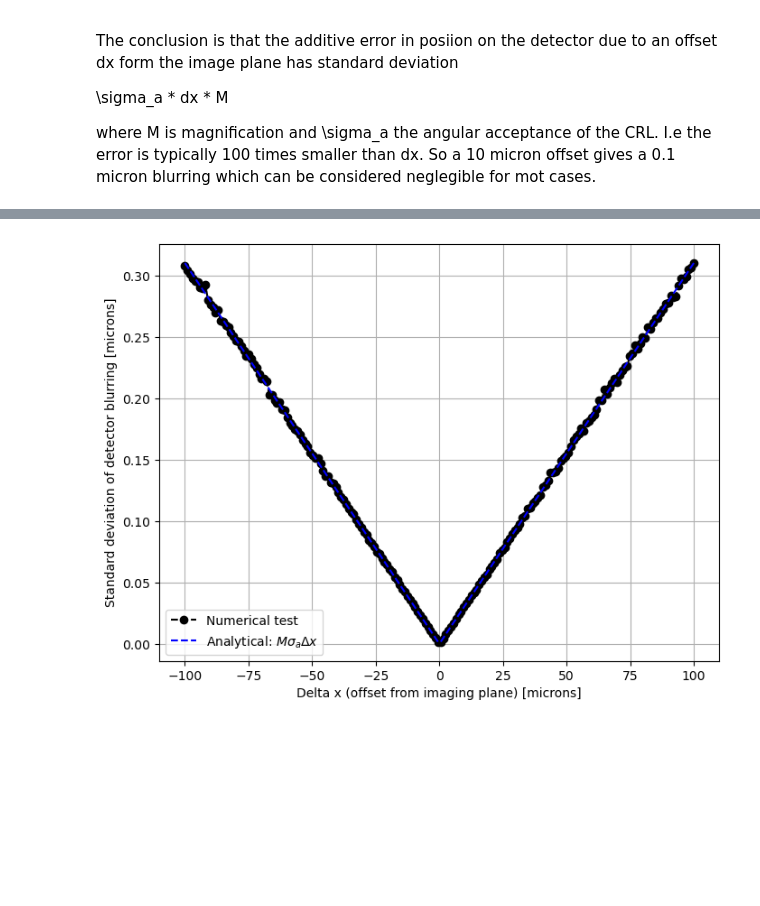
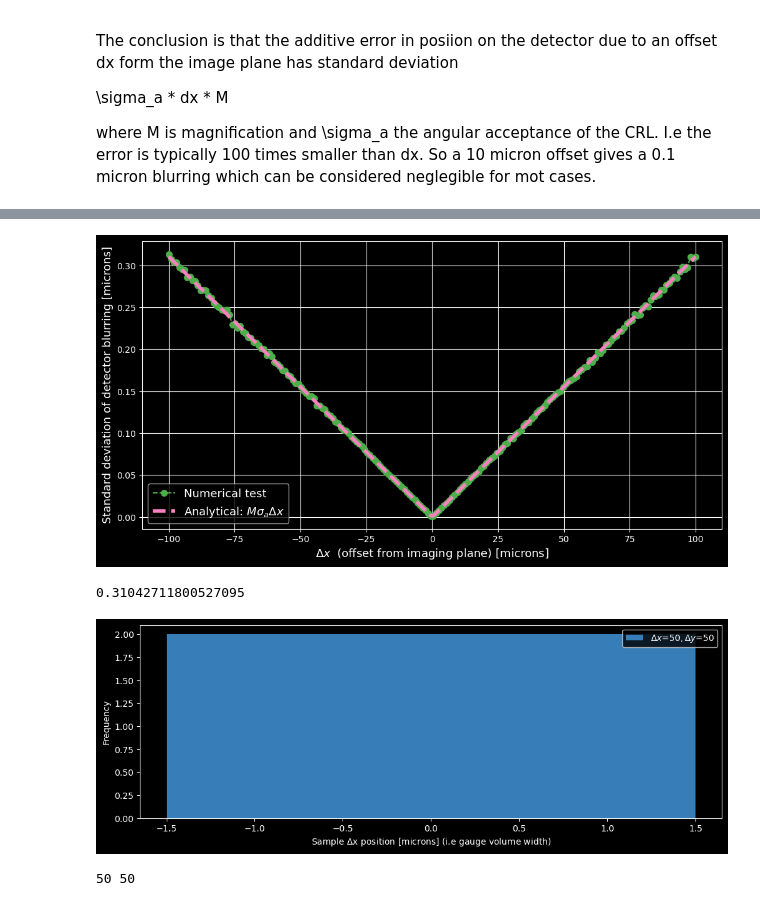
Before and after one commit to AxelHenningsson/darkmod, a Jupyter notebook: sandbox/out_of_image_plane.ipynb, the cells around one changed output, grey strips where cells are left out. Cells and saved outputs as stored; diff of their text form; code cells hidden in the pictures; blank space fills up the shorter version.

Commit message:
lots of work on end to end tests

```diff
--- a/sandbox/out_of_image_plane.ipynb
+++ b/sandbox/out_of_image_plane.ipynb
@@ -13,10 +13,13 @@ import matplotlib.pyplot as plt
 import numpy as np
 from darkmod.crl import CompundRefractiveLens
 import sympy as sp
+
+plt.style.use('dark_background')
+CB_color_cycle = ['#377eb8', '#ff7f00', '#4daf4a', '#f781bf', '#a65628', '#984ea3', '#999999', '#e41a1c', '#dede00']
 # %%
 number_of_lenses = 50
-lens_space = 2 * 1e-3
-lens_radius = 50 * 1e-6
+lens_space = 2000
+lens_radius = 50
 refractive_decrement = 1.65 * 1e-6
 magnification = 10
 crl = CompundRefractiveLens(number_of_lenses,
@@ -33,13 +36,13 @@ D2 = np.eye(2,2)
 D2[0,1] = crl.d2
 M_N = crl.M_N
 # %%
-# let's say we are in a 25 micron box we investiaget the brodeing at the corner.
-ys = 1000 * 1e-6
-delta_x = 25 * 1e-6
+# let's say we are in a 50 micron box we investiaget the brodeing at the corner.
+ys = 50
+delta_x = 50
 
 # we assume some resonable angular gaussian distirbution.
 std = 0.000310427118005271
-alphas = np.random.normal(0, std, size=(50000,))
+alphas = np.random.normal(0, std, size=(3000000,))
 
 # we create some rays.
 rays = np.array([np.ones(len(alphas))*ys, alphas])
@@ -63,11 +79,9 @@ plt.show()
 # %%
-ys = 0 * 1e-6
-delta_x = 25 * 1e-6
-
 # we assume some resonable angular gaussian distirbution.
 std = 0.000310427118005271
-delta_xs = np.linspace(-100, 100, 200)*1e-6
+delta_xs = np.linspace(-100, 100, 200)
 ystd = np.zeros_like(delta_xs)
+ymean = np.zeros_like(delta_xs)
 for i in range(len(delta_xs)):
     alphas = np.random.normal(0, std, size=(5000,))
 
@@ -76,15 +90,16 @@ for i in range(len(delta_xs)):
     D1[0,1] = d1 + delta_xs[i]
     # propagate these to the detector
     ray_final = (D2 @ M_N @ D1) @ rays
-    ystd[i]=  ray_final[0].std()
+    ystd[i] = ray_final[0].std()
+    ymean[i] =  ray_final[0].mean()
 # %%
-plt.figure(figsize=(8,6))
-plt.plot(delta_xs*1e6, ystd*1e6, 'ko--', label='Numerical test')
-plt.plot(delta_xs*1e6, crl.magnification*std*np.abs(delta_xs)*1e6, 'b--',label='Analytical: $M\sigma_a\Delta x$')
-plt.xlabel('Delta x (offset from imaging plane) [microns]')
-plt.ylabel('Standard deviation of detector blurring [microns]')
-plt.legend()
+plt.figure(figsize=(12,6))
+plt.plot(delta_xs, ystd, 'o--', color=CB_color_cycle[2], markersize=7, label='Numerical test')
+plt.plot(delta_xs, crl.magnification*std*np.abs(delta_xs), '--',linewidth=4, color=CB_color_cycle[3], label='Analytical: $M\sigma_a\Delta x$')
+plt.xlabel('$\Delta x$  (offset from imaging plane) [microns]', fontsize=13)
+plt.ylabel('Standard deviation of detector blurring [microns]', fontsize=13)
+plt.legend(fontsize=13)
 plt.grid(True)
 plt.show()
 # %% [output]
-[figure, old version]
+[figure, new version]
@@ -90,0 +121,14 @@ plt.show()
+# %%
+# lets see what the blurring looks like
+plt.figure(figsize=(12,4))
+plt.hist(delta_xs-np.mean(delta_xs), bins=100, color=CB_color_cycle[0], label='$\Delta x$='+str(delta_x)+'$, \Delta y$='+str(ys))
+print(crl.magnification*alpha*100)
+plt.ylabel('Frequency')
+plt.xlabel('Sample $\Delta$x position [microns] (i.e gauge volume width)')
+plt.legend()
+plt.show()
+print(delta_x, ys)
+# %% [output]
+0.31042711800527095
+[figure, added]
+50 50
```
Also changed, not shown: parts of 6 cells of this notebook, 17 other files.
